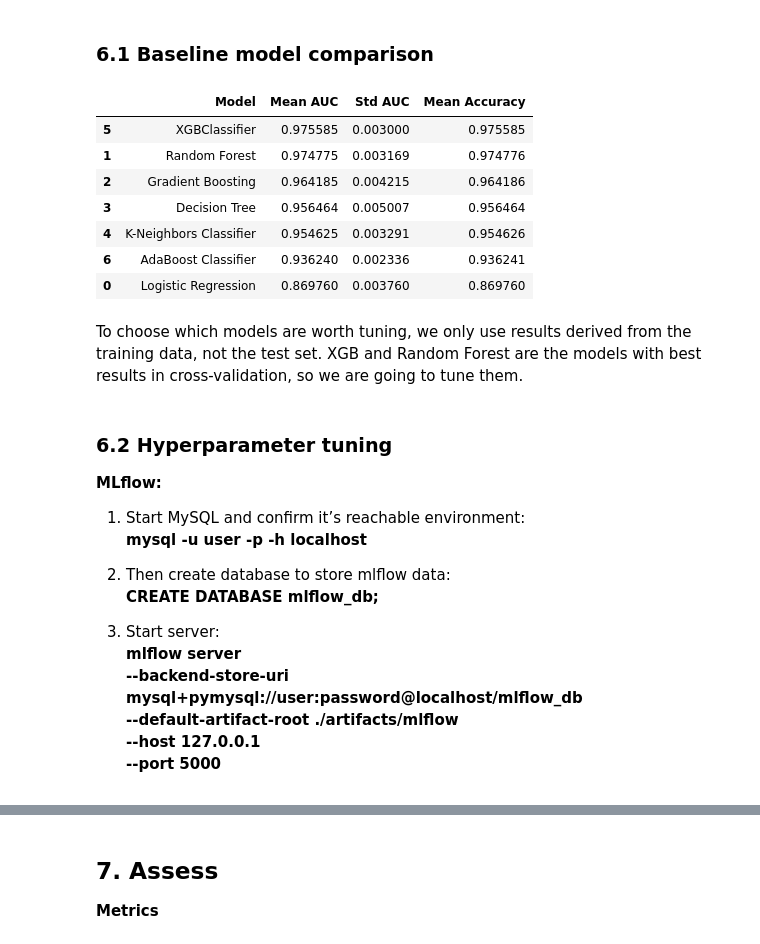
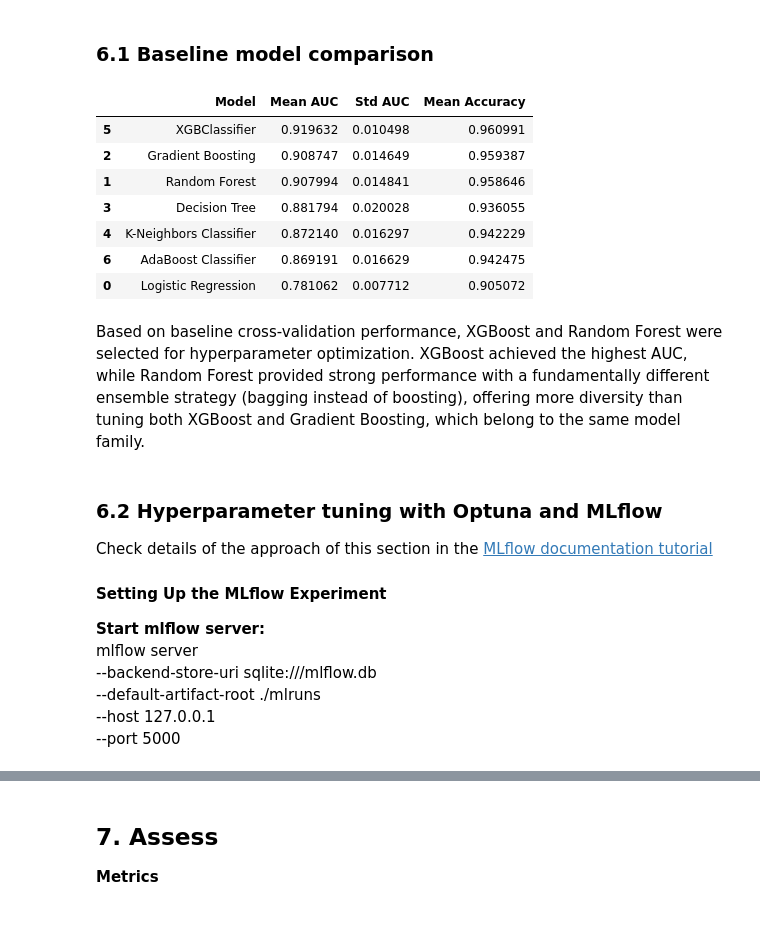
Before and after one commit to Pedro-Vital/End-to-end-ML-project-churn-prediction, a Jupyter notebook: research/Experiment.ipynb, the cells around one changed output, grey strips where cells are left out. Saved outputs shown, nothing was run; the diff lists cells and outputs as text; code cells hidden in the pictures.

```diff
--- a/research/Experiment.ipynb
+++ b/research/Experiment.ipynb
@@ -710,50 +690,46 @@ def evaluate_clf(true, predicted):
 # %%
 scoring_auc = make_scorer(roc_auc_score)
 scoring_acc = make_scorer(accuracy_score)
 
 cv = StratifiedKFold(n_splits=5, shuffle=True, random_state=42)
 
 cv_results = []
 
 for name, model in models.items():
-    auc_scores = cross_val_score(model, X_train_resampled, y_train_resampled,
+    auc_scores = cross_val_score(model, X_train_preprocessed, y_train,
                                  scoring=scoring_auc, cv=cv, n_jobs=-1)
-    acc_scores = cross_val_score(model, X_train_resampled, y_train_resampled,
+    acc_scores = cross_val_score(model, X_train_preprocessed, y_train,
                                  scoring=scoring_acc, cv=cv, n_jobs=-1)
 
     cv_results.append({
         "Model": name,
         "Mean AUC": np.mean(auc_scores),
         "Std AUC": np.std(auc_scores),
         "Mean Accuracy": np.mean(acc_scores)
     })
 
 report_cv = pd.DataFrame(cv_results).sort_values(by="Mean AUC", ascending=False)
 report_cv
 # %% [output]
 |  | Model | Mean AUC | Std AUC | Mean Accuracy |
-| 5 | XGBClassifier | 0.975585 | 0.003000 | 0.975585 |
-| 1 | Random Forest | 0.974775 | 0.003169 | 0.974776 |
-| 2 | Gradient Boosting | 0.964185 | 0.004215 | 0.964186 |
-| 3 | Decision Tree | 0.956464 | 0.005007 | 0.956464 |
-| 4 | K-Neighbors Classifier | 0.954625 | 0.003291 | 0.954626 |
-| 6 | AdaBoost Classifier | 0.936240 | 0.002336 | 0.936241 |
-| 0 | Logistic Regression | 0.869760 | 0.003760 | 0.869760 |
+| 5 | XGBClassifier | 0.919632 | 0.010498 | 0.960991 |
+| 2 | Gradient Boosting | 0.908747 | 0.014649 | 0.959387 |
+| 1 | Random Forest | 0.907994 | 0.014841 | 0.958646 |
+| 3 | Decision Tree | 0.881794 | 0.020028 | 0.936055 |
+| 4 | K-Neighbors Classifier | 0.872140 | 0.016297 | 0.942229 |
+| 6 | AdaBoost Classifier | 0.869191 | 0.016629 | 0.942475 |
+| 0 | Logistic Regression | 0.781062 | 0.007712 | 0.905072 |
 # %% [markdown]
-To choose which models are worth tuning, we only use results derived from the training data, not the test set. XGB and Random Forest are the models with best results in cross-validation, so we are going to tune them.
+Based on baseline cross-validation performance, XGBoost and Random Forest were selected for hyperparameter optimization. XGBoost achieved the highest AUC, while Random Forest provided strong performance with a fundamentally different ensemble strategy (bagging instead of boosting), offering more diversity than tuning both XGBoost and Gradient Boosting, which belong to the same model family.
 # %% [markdown]
-### **6.2 Hyperparameter tuning**
+### **6.2 Hyperparameter tuning with Optuna and MLflow**
 
-**MLflow:**
-1. Start MySQL and confirm it’s reachable environment: \
-**mysql -u user -p -h localhost**
+Check details of the approach of this section in the [MLflow documentation tutorial](https://mlflow.org/docs/latest/ml/traditional-ml/tutorials/hyperparameter-tuning/)
+#### **Setting Up the MLflow Experiment**
 
-2. Then create database to store mlflow data: \
-**CREATE DATABASE mlflow_db;**
-
-3. Start server:\
-**mlflow server \
---backend-store-uri mysql+pymysql://user:password@localhost/mlflow_db \
---default-artifact-root ./artifacts/mlflow \
+**Start mlflow server:**\
+mlflow server \
+--backend-store-uri sqlite:///mlflow.db \
+--default-artifact-root ./mlruns \
 --host 127.0.0.1 \
---port 5000**
+--port 5000
```
Also changed, not shown: parts of 19 cells of this notebook, 2 other files.
